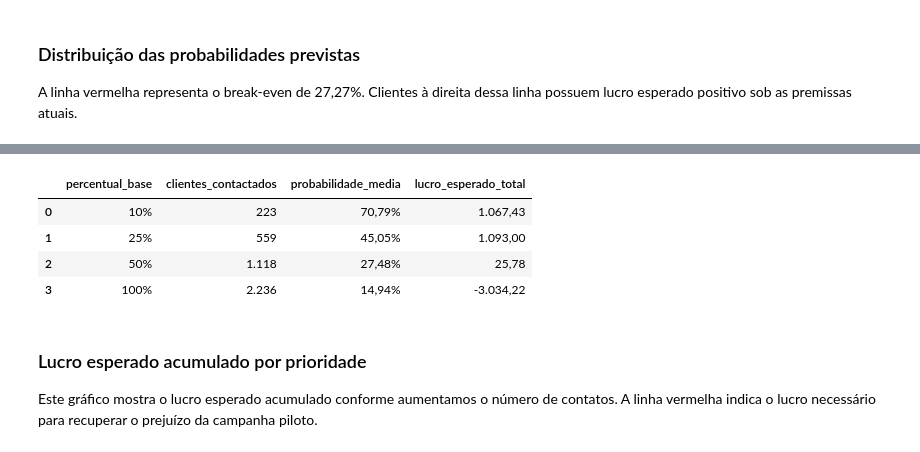
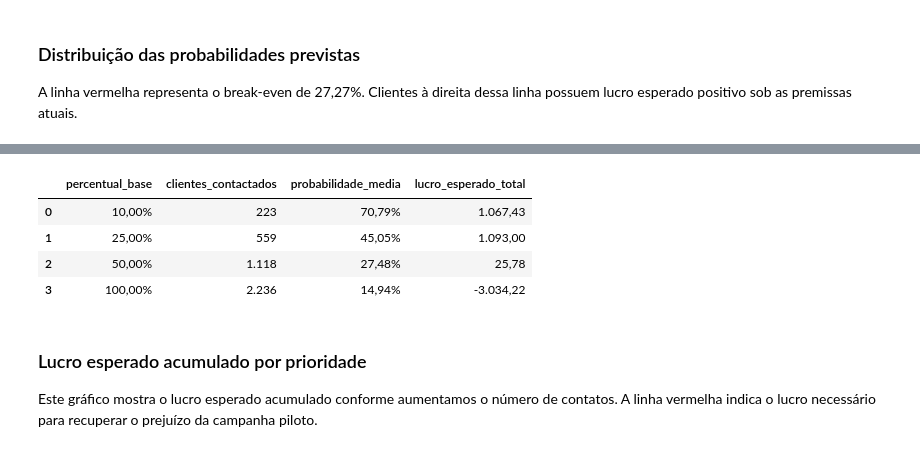
Before and after one commit to Odysseussss/IfoodCase-Resolution, a Jupyter notebook: IfoodCase_Resolution.ipynb, the cells around one changed output, grey strips where cells are left out. Drawn from its saved outputs; the diff is of its cells as text; code cells hidden in the pictures.

```diff
--- a/IfoodCase_Resolution.ipynb
+++ b/IfoodCase_Resolution.ipynb
@@ -23,6 +23,17 @@ from sklearn.preprocessing import OneHotEncoder, StandardScaler
 
 pd.set_option('display.max_columns', 100)
 sns.set_theme(style='whitegrid', palette='colorblind')
+
+def format_table(data, percentage_columns=(), decimal_columns=(), integer_columns=()):
+    formatted = data.copy()
+    for column in percentage_columns:
+        formatted[column] = formatted[column].map(lambda value: f'{value:.2%}'.replace('.', ','))
+    for column in decimal_columns:
+        formatted[column] = formatted[column].map(lambda value: f'{value:,.2f}'.replace(',', 'X').replace('.', ',').replace('X', '.'))
+    for column in integer_columns:
+        formatted[column] = formatted[column].map(lambda value: f'{value:,.0f}'.replace(',', '.'))
+    return formatted
+
 URL = "https://raw.githubusercontent.com/Odysseussss/IfoodCase-Resolution/main/ifood_case_data.csv"
 try:
     df = pd.read_csv(URL)
@@ -392,28 +402,29 @@ plt.tight_layout()
 # %%
 # Simulação de diferentes limites de contato para apoiar a decisão operacional.
 capacity_rows = []
 for share in [0.10, 0.25, 0.50, 1.00]:
     n_contacts = int(len(score_df) * share)
     selected = score_df.nsmallest(n_contacts, 'prioridade')
     capacity_rows.append({
         'percentual_base': share,
         'clientes_contactados': n_contacts,
         'probabilidade_media': selected['probabilidade_resposta'].mean(),
         'lucro_esperado_total': selected['lucro_esperado'].sum()
     })
 
 capacity_analysis = pd.DataFrame(capacity_rows)
-display(capacity_analysis.style.format({
-    'percentual_base': '{:.0%}',
-    'probabilidade_media': '{:.2%}',
-    'lucro_esperado_total': '{:,.2f}'
-}, decimal=',', thousands='.'))
+display(format_table(
+    capacity_analysis,
+    percentage_columns=['percentual_base', 'probabilidade_media'],
+    decimal_columns=['lucro_esperado_total'],
+    integer_columns=['clientes_contactados']
+))
 # %% [output]
 |  | percentual_base | clientes_contactados | probabilidade_media | lucro_esperado_total |
-| 0 | 10% | 223 | 70,79% | 1.067,43 |
-| 1 | 25% | 559 | 45,05% | 1.093,00 |
-| 2 | 50% | 1.118 | 27,48% | 25,78 |
-| 3 | 100% | 2.236 | 14,94% | -3.034,22 |
+| 0 | 10,00% | 223 | 70,79% | 1.067,43 |
+| 1 | 25,00% | 559 | 45,05% | 1.093,00 |
+| 2 | 50,00% | 1.118 | 27,48% | 25,78 |
+| 3 | 100,00% | 2.236 | 14,94% | -3.034,22 |
 # %% [markdown]
 ### Lucro esperado acumulado por prioridade
 
```
Also changed, not shown: parts of 7 cells of this notebook, 2 other files.
